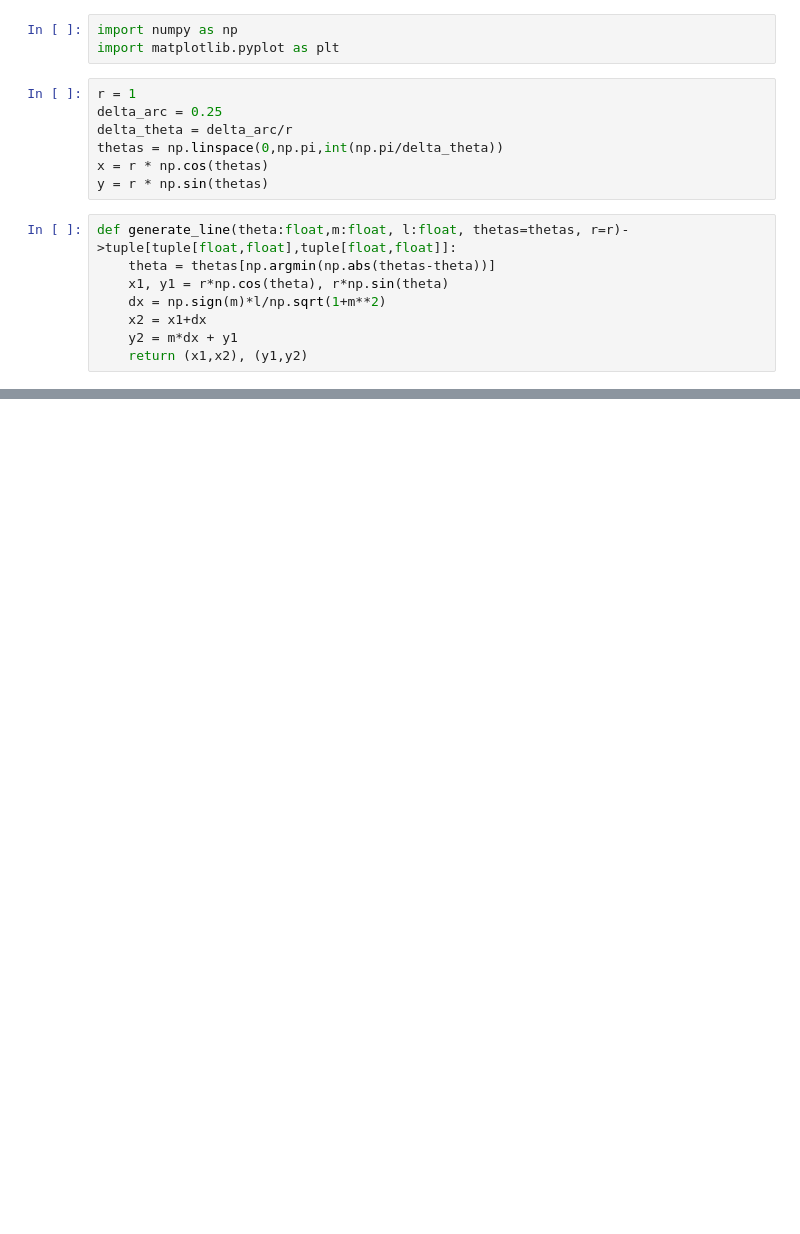
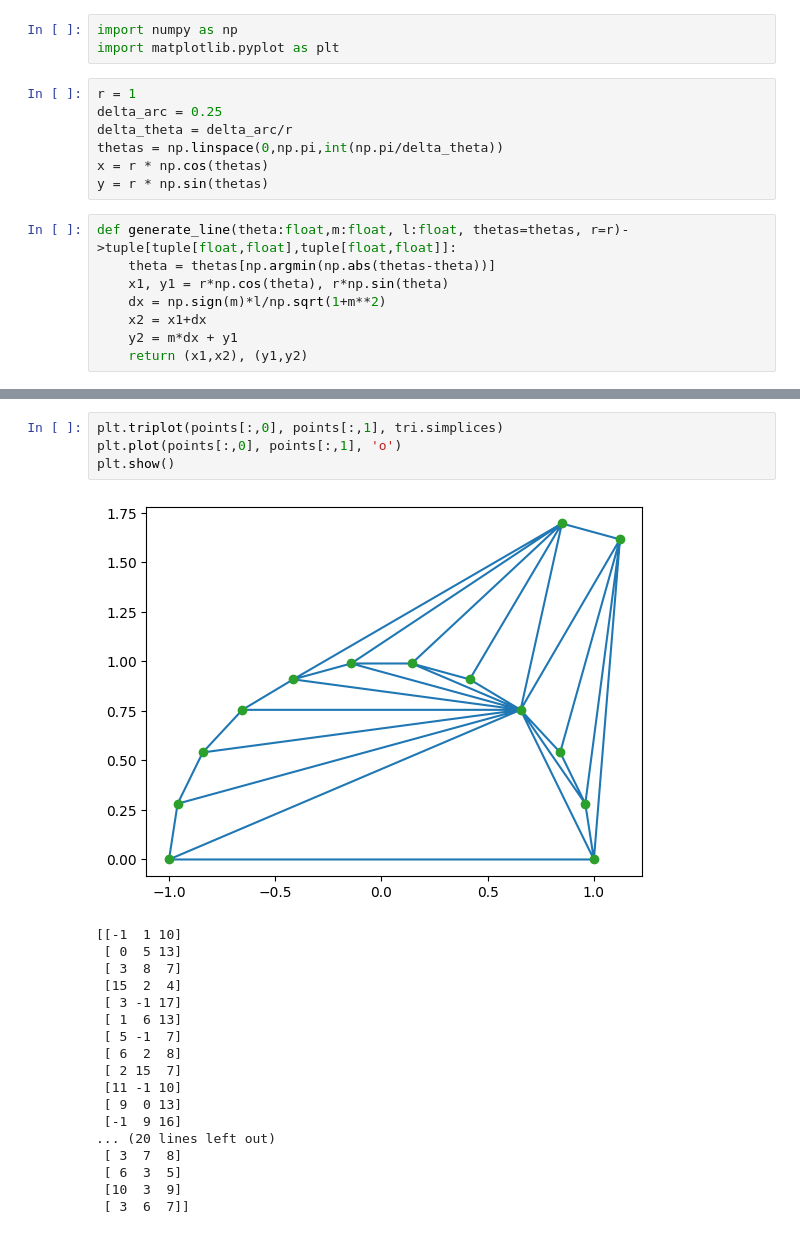
Before and after one commit to yasuomaidana/slicer-proposal, a Jupyter notebook: Generating Mesh.ipynb, the cells around one changed output, grey strips where cells are left out. Drawn from its saved outputs; the diff is of its cells as text; blank space fills up the shorter version.

```diff
--- a/Generating Mesh.ipynb
+++ b/Generating Mesh.ipynb
@@ -29,0 +127,23 @@ plt.plot(lx2,ly2)
+# %%
+plt.triplot(points[:,0], points[:,1], tri.simplices)
+plt.plot(points[:,0], points[:,1], 'o')
+plt.show()
+# %% [output]
+[figure, added]
+[[-1  1 10]
+ [ 0  5 13]
+ [ 3  8  7]
+ [15  2  4]
+ [ 3 -1 17]
+ [ 1  6 13]
+ [ 5 -1  7]
+ [ 6  2  8]
+ [ 2 15  7]
+ [11 -1 10]
+ [ 9  0 13]
+ [-1  9 16]
+... (20 lines left out)
+ [ 3  7  8]
+ [ 6  3  5]
+ [10  3  9]
+ [ 3  6  7]]
```
Also changed, not shown: parts of 13 cells of this notebook, 1 other file.
